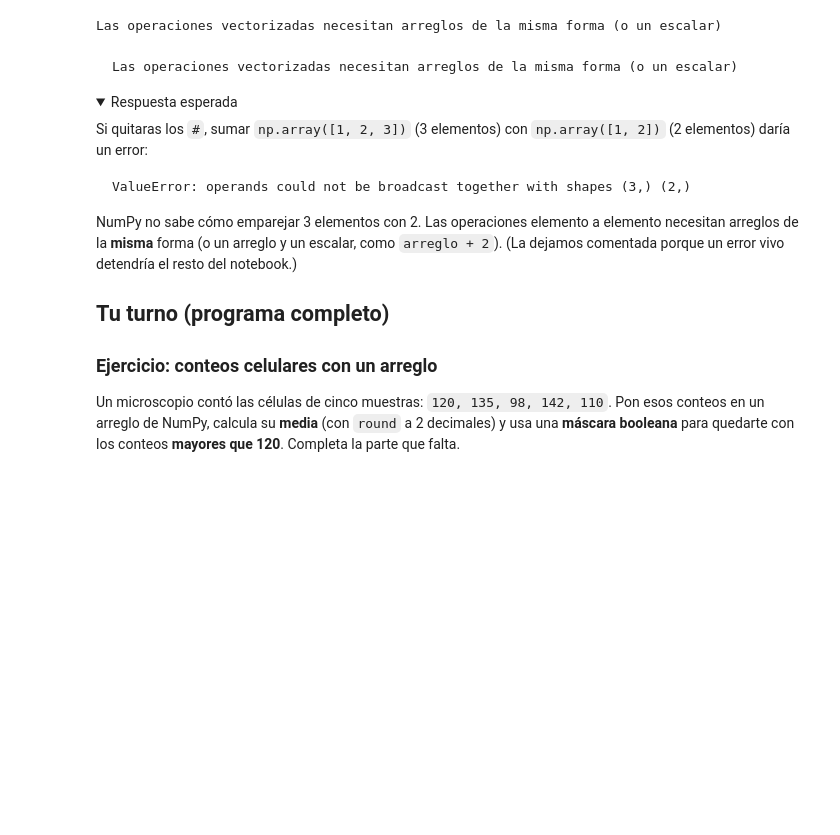
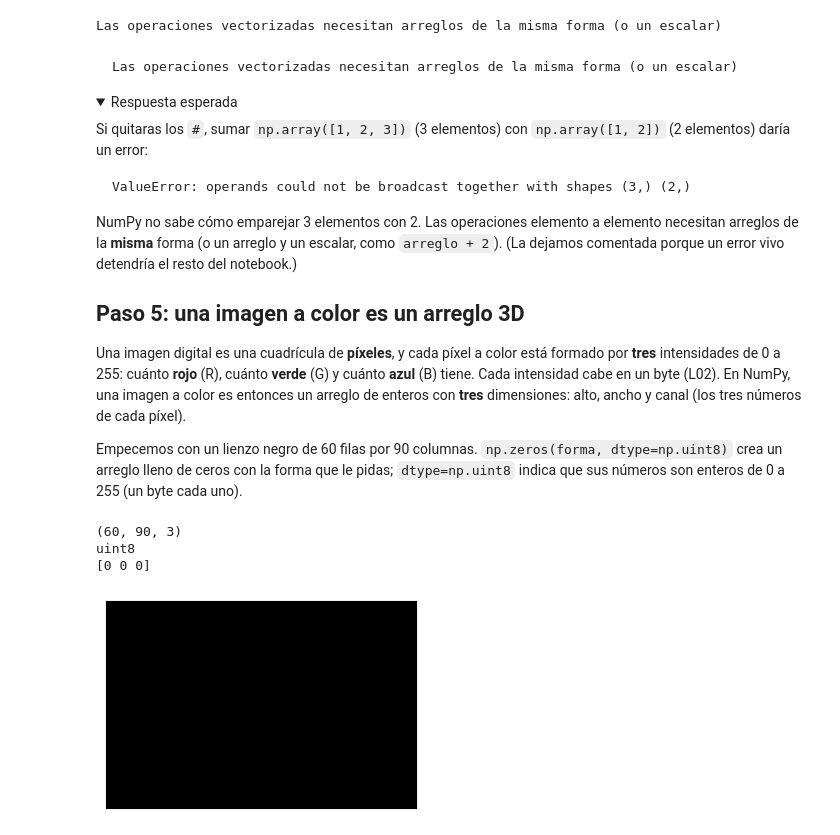
Before and after one commit to devomh/comp3005-2026, a Jupyter notebook: u03_scientific_computing/l20_lab_numpy.ipynb, the cells around one changed output. Cells and saved outputs as stored; diff of their text form; code cells hidden in the pictures; folded sections open; blank space fills up the shorter version.

```diff
--- a/u03_scientific_computing/l20_lab_numpy.ipynb
+++ b/u03_scientific_computing/l20_lab_numpy.ipynb
@@ -20,0 +15,15 @@ NumPy listo para trabajar
+# %%
+import numpy as np
+import matplotlib.pyplot as plt
+
+
+def mostrar(imagen):
+    # Ayudante: dibuja un arreglo como imagen (matplotlib llega en la L23).
+    plt.figure(figsize=(4, 3))
+    plt.imshow(imagen, interpolation="nearest")
+    plt.xticks([])    # sin marcas en los ejes; el marco deja ver lo blanco
+    plt.yticks([])
+    plt.show()
+
+
+print("NumPy y matplotlib listos para trabajar")
@@ -153,8 +164,19 @@ ValueError: operands could not be broadcast together with shapes (3,) (2,)
 NumPy no sabe cómo emparejar 3 elementos con 2. Las operaciones elemento a elemento necesitan arreglos de la **misma** forma (o un arreglo y un escalar, como `arreglo + 2`). (La dejamos comentada porque un error vivo detendría el resto del notebook.)
 </details>
 
-## Tu turno (programa completo)
+## Paso 5: una imagen a color es un arreglo 3D
 
-### Ejercicio: conteos celulares con un arreglo
+Una imagen digital es una cuadrícula de **píxeles**, y cada píxel a color está formado por **tres** intensidades de 0 a 255: cuánto **rojo** (R), cuánto **verde** (G) y cuánto **azul** (B) tiene. Cada intensidad cabe en un byte (L02). En NumPy, una imagen a color es entonces un arreglo de enteros con **tres** dimensiones: alto, ancho y canal (los tres números de cada píxel).
 
-Un microscopio contó las células de cinco muestras: `120, 135, 98, 142, 110`. Pon esos conteos en un arreglo de NumPy, calcula su **media** (con `round` a 2 decimales) y usa una **máscara booleana** para quedarte con los conteos **mayores que 120**. Completa la parte que falta.
+Empecemos con un lienzo negro de 60 filas por 90 columnas. `np.zeros(forma, dtype=np.uint8)` crea un arreglo lleno de ceros con la forma que le pidas; `dtype=np.uint8` indica que sus números son enteros de 0 a 255 (un byte cada uno).
+# %%
+bandera = np.zeros((60, 90, 3), dtype=np.uint8)
+print(bandera.shape)
+print(bandera.dtype)
+print(bandera[0, 0])
+mostrar(bandera)
+# %% [output]
+(60, 90, 3)
+uint8
+[0 0 0]
+[figure, added]
```
Also changed, not shown: parts of 31 cells of this notebook, 1 other file.
